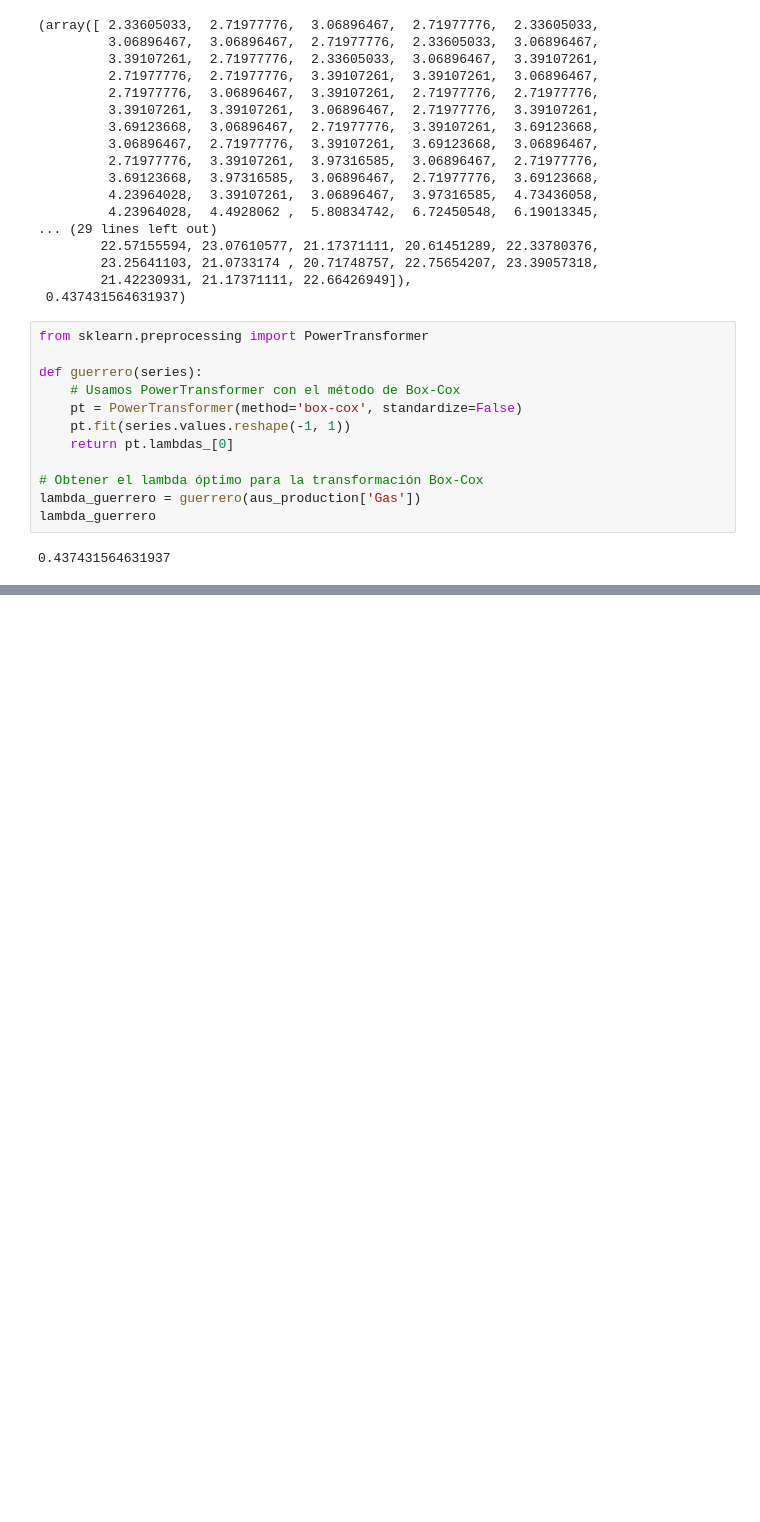
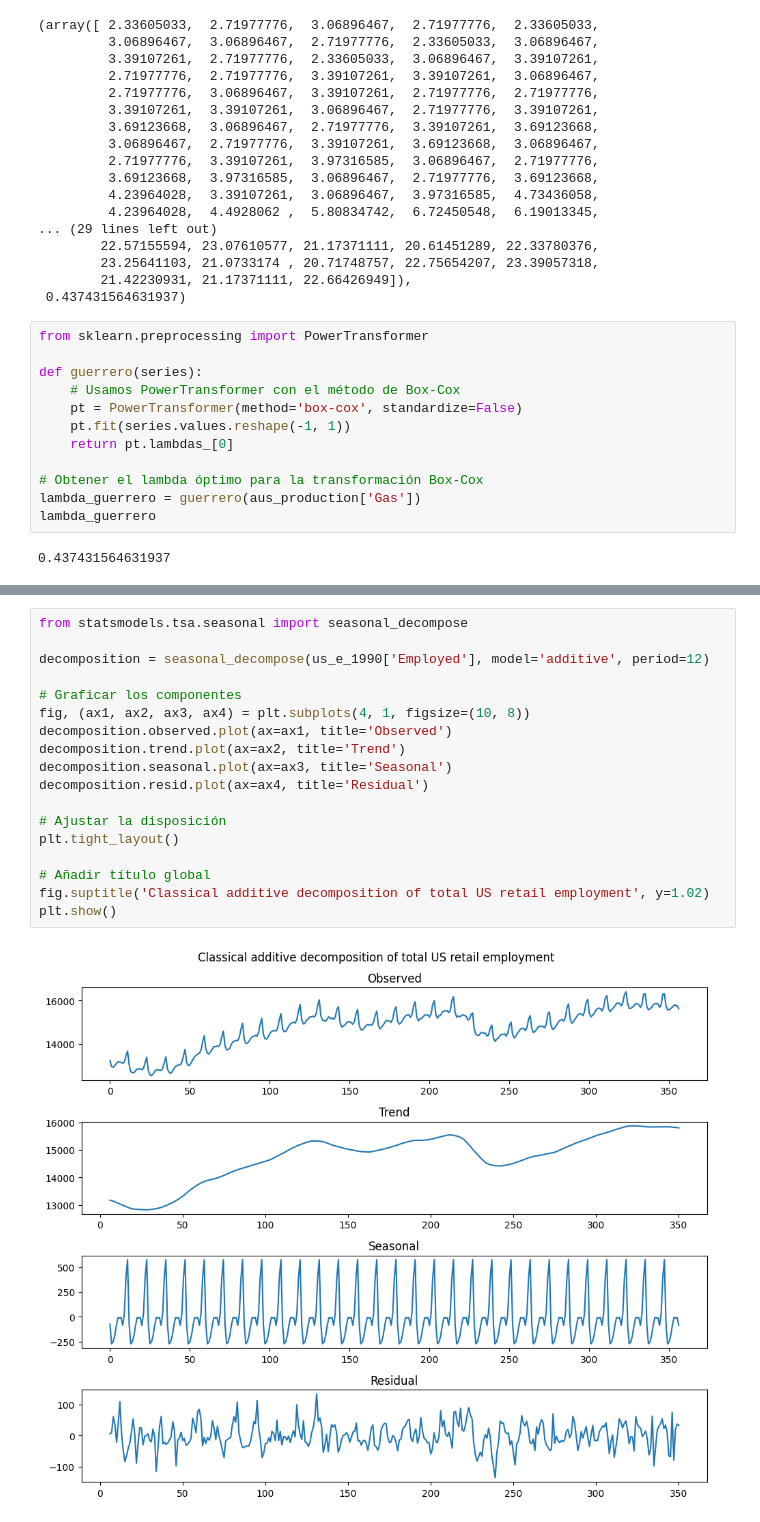
Before and after one commit to DavidGuzzi/TSA, a Jupyter notebook: Forecasting Principles and Practice 3rd/2/3.ipynb, the cells around one changed output, grey strips where cells are left out. Cells and saved outputs as stored; diff of their text form; blank space fills up the shorter version.

```diff
--- a/Forecasting Principles and Practice 3rd/2/3.ipynb
+++ b/Forecasting Principles and Practice 3rd/2/3.ipynb
@@ -281,0 +317,20 @@ lambda_guerrero
+# %%
+from statsmodels.tsa.seasonal import seasonal_decompose
+
+decomposition = seasonal_decompose(us_e_1990['Employed'], model='additive', period=12)
+
+# Graficar los componentes
+fig, (ax1, ax2, ax3, ax4) = plt.subplots(4, 1, figsize=(10, 8))
+decomposition.observed.plot(ax=ax1, title='Observed')
+decomposition.trend.plot(ax=ax2, title='Trend')
+decomposition.seasonal.plot(ax=ax3, title='Seasonal')
+decomposition.resid.plot(ax=ax4, title='Residual')
+
+# Ajustar la disposición
+plt.tight_layout()
+
+# Añadir título global
+fig.suptitle('Classical additive decomposition of total US retail employment', y=1.02)
+plt.show()
+# %% [output]
+[figure, added]
```
Also changed, not shown: parts of 4 cells of this notebook.
